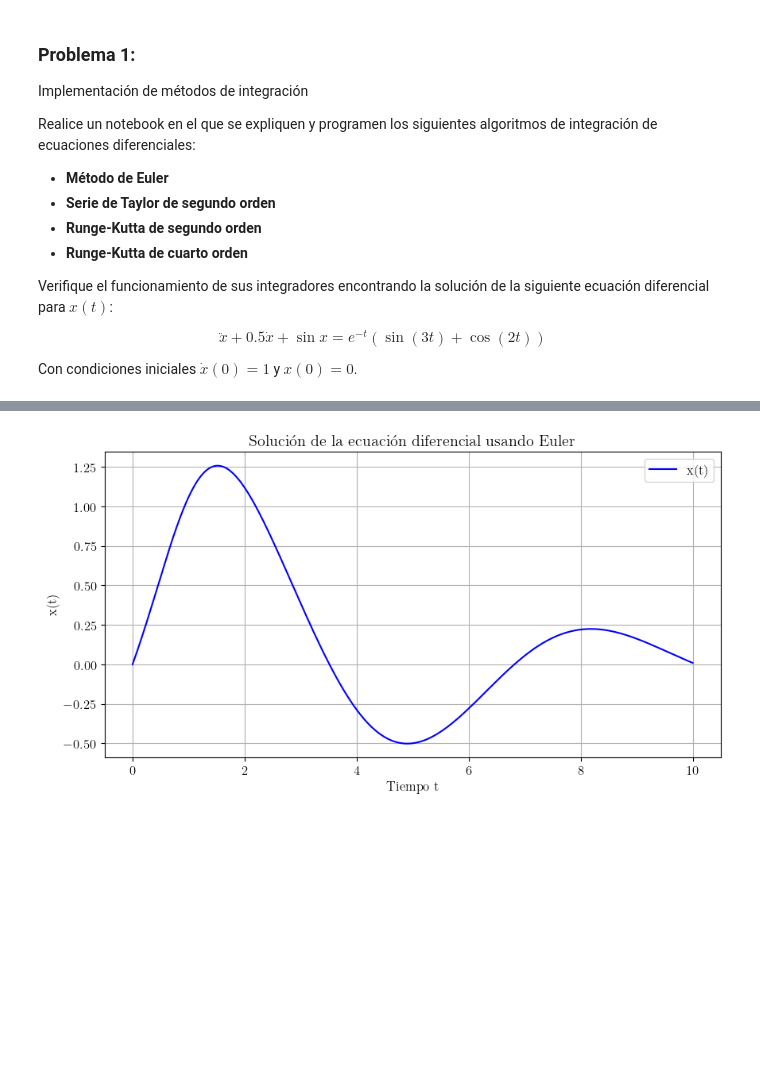
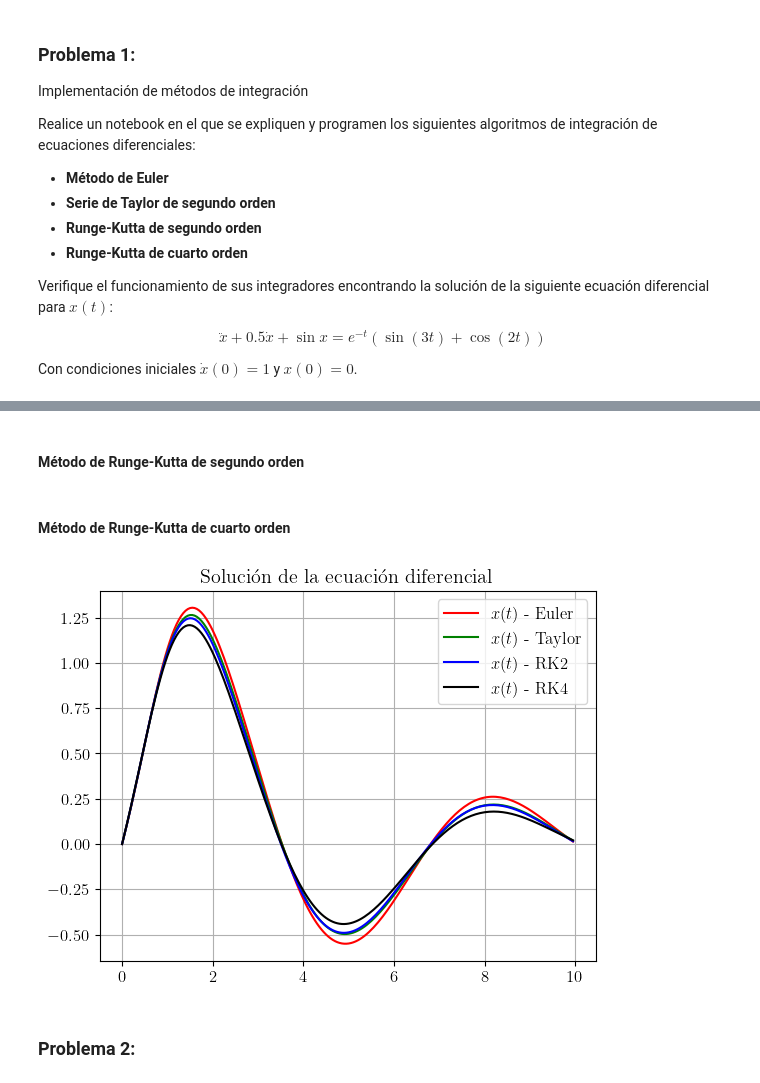
Before and after one commit to tamoaltas/FIS-COMP, a Jupyter notebook: tareas/tarea_3_Vidal_Tamayo_Tamez_Roman_Tamez.ipynb, the cells around one changed output, grey strips where cells are left out. Drawn from its saved outputs; the diff is of its cells as text; code cells hidden in the pictures; blank space fills up the shorter version.

```diff
--- a/tareas/tarea_3_Vidal_Tamayo_Tamez_Roman_Tamez.ipynb
+++ b/tareas/tarea_3_Vidal_Tamayo_Tamez_Roman_Tamez.ipynb
@@ -43,6 +51,13 @@ Con condiciones iniciales $ \dot{x}(0) = 1 $ y $ x(0) = 0 $.
 # %%
-def sistema_edo_1(t, y):
+def edo_1(t, y):
     # y = [x, v] donde v = dx/dt
     x, v = y
     dvdt = -0.5 * v - np.sin(x) + np.exp(-t) * (np.sin(3*t) + np.cos(2*t))
     return np.array([v, dvdt])
+
+J_1 = np.zeros((2,2))
+J_1[0,1], J_1[1,1] = 1, -0.5
+def jacob_1(y):
+    x, v = y
+    J_1[1,0] = -np.cos(x)
+    return J_1
@@ -68,9 +75,9 @@ def integrar_euler(f, t0, y0, tf, h):
     """
     t_values = np.arange(t0, tf, h)
     y_values = np.zeros((len(t_values), len(y0)))
+    y_values[0] = y0
 
-    y_values[0] = y0
     for i in range(1, len(t_values)):
-        y_values[i] = euler_step(f, t_values[i-1], y_values[i-1], h)
+        y_values[i] = y_values[i-1] + h*f(t_values[i-1], y_values[i-1])
 
     return t_values, y_values
@@ -84,0 +106,2 @@ def EDO_Euler(g,x0,t):
+# %% [markdown]
+#### Método de Runge-Kutta de segundo orden
@@ -84,0 +130,2 @@ def EDO_Euler(g,x0,t):
+# %% [markdown]
+#### Método de Runge-Kutta de cuarto orden
@@ -85,20 +157,24 @@ def EDO_Euler(g,x0,t):
 # %%
 # Condiciones iniciales
 t0, tf = 0, 10  # Tiempo inicial y final
-h = 0.01  # Paso de tiempo
+h = 0.05  # Paso de tiempo
 y0 = np.array([0, 1])  # x(0) = 0, v(0) = 1
 
 # Integración
-t_values, y_values = integrar_euler(sistema_edo, t0, y0, tf, h)
-
-# Graficar resultado
-plt.figure(figsize=(10, 5))
-plt.plot(t_values, y_values[:, 0], label='x(t)', color='b')
-plt.xlabel('Tiempo t')
-plt.ylabel('x(t)')
-plt.title('Solución de la ecuación diferencial usando Euler')
-plt.legend()
-plt.grid()
-plt.show()
+t_values_a, y_values_a = integrar_euler(edo_1, t0, y0, tf, h)
+t_values_b, y_values_b = integrar_taylor(edo_1, jacob_1,t0, y0, tf, h)
+t_values_c, y_values_c = integrar_RK2(edo_1,t0, y0, tf, h)
+t_values_d, y_values_d = integrar_RK4(edo_1,t0, y0, tf, h)
-# %% [output]
-[figure, removed]
+# %%
+plt.plot(t_values_a, y_values_a[:, 0], label=r'$x(t)$ - Euler', color='r')
+plt.plot(t_values_b, y_values_b[:, 0], label=r'$x(t)$ - Taylor', color='g')
+plt.plot(t_values_c, y_values_c[:, 0], label=r'$x(t)$ - RK2', color='b')
+plt.plot(t_values_d, y_values_d[:, 0], label=r'$x(t)$ - RK4', color='k')
+
+plt.title('Solución de la ecuación diferencial 1')
+plt.legend(), plt.grid()
+plt.show()
+# %% [output]
+[figure, added]
+# %% [markdown]
+### Problema 2:
```
Also changed, not shown: parts of 30 cells of this notebook.
